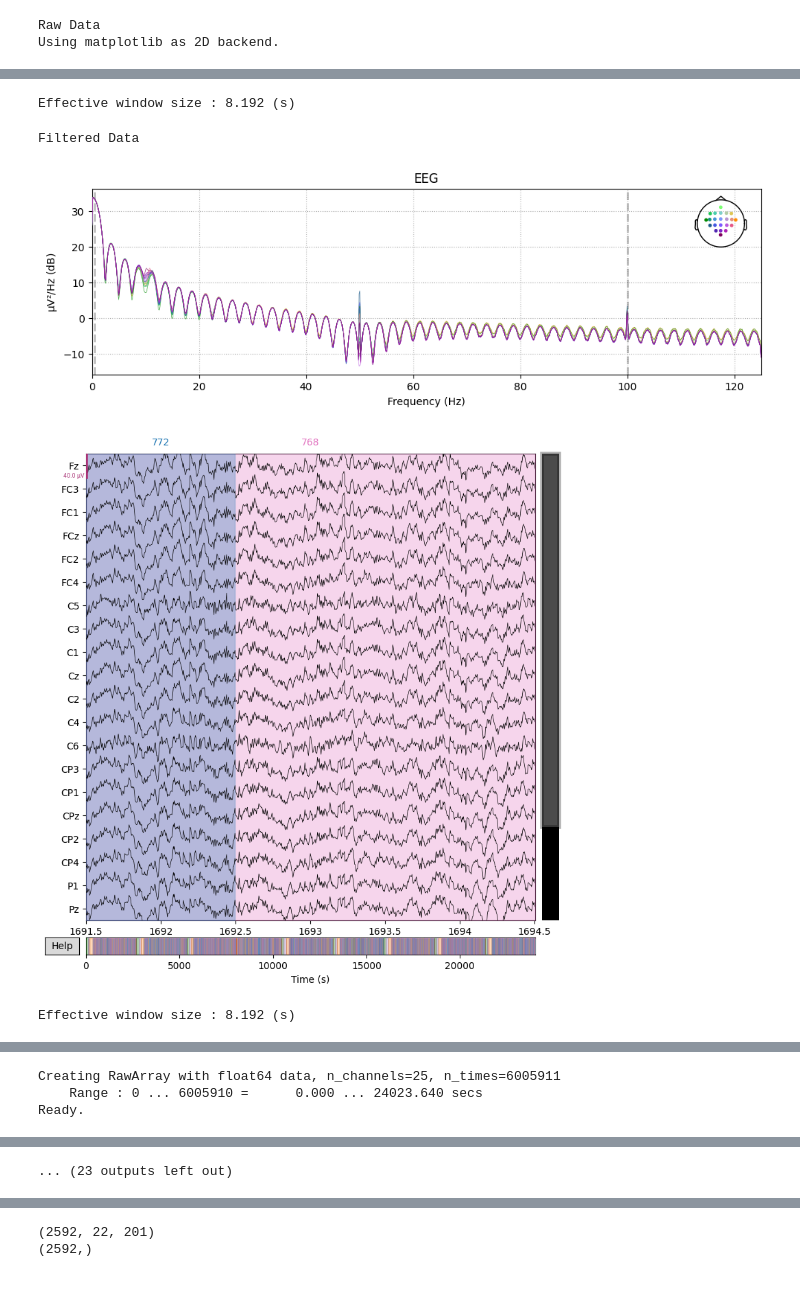
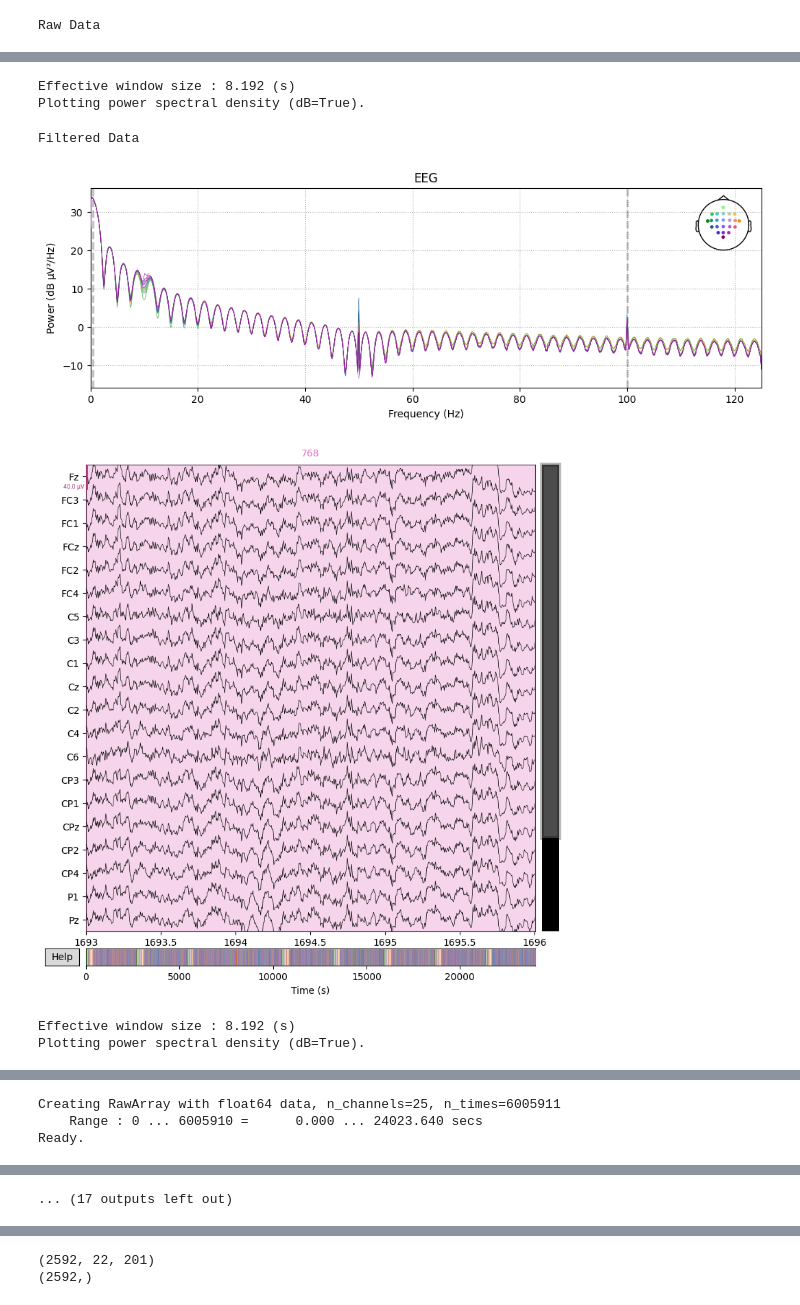
Before and after one commit to Abdelrahman-Shorim/BCI-based-ML-algorithms-for-Stroke-Rehabilitation, a Jupyter notebook: main.ipynb, the cells around one changed output, grey strips where cells are left out. Cells and saved outputs as stored; diff of their text form; code cells hidden in the pictures.

```diff
--- a/main.ipynb
+++ b/main.ipynb
@@ -9,7 +9,7 @@ raws = []
 
 for file in subject_files:
     file_path = dataset_directory + file
-    raw = mne.io.read_raw_gdf(file_path, preload=True, stim_channel='auto')
+    raw = mne.io.read_raw_gdf(file_path, preload=True, stim_channel='auto',verbose=None)
     raws.append(raw)
 raw_combined = mne.concatenate_raws(raws)
 channel_names_mapping = {
@@ -142,7 +142,6 @@ Creating raw.info structure...
 Reading 0 ... 673327  =      0.000 ...  2693.308 secs...
 [figure]
 # %%
-processed_epochs = pre_processing.pre_processing(raw_combined,log=False)
+processed_epochs = preprocessing.pre_processing(raw_combined,start=1693,log=False)
 # %% [output]
 Raw Data
-Using matplotlib as 2D backend.
@@ -150,5 +149,7 @@ Using matplotlib as 2D backend.
 Effective window size : 8.192 (s)
+Plotting power spectral density (dB=True).
 Filtered Data
-[figure, old version]
+[figure, new version]
-[figure, old version]
+[figure, new version]
 Effective window size : 8.192 (s)
+Plotting power spectral density (dB=True).
@@ -159,7 +160,7 @@ Creating RawArray with float64 data, n_channels=25, n_times=6005911
     Range : 0 ... 6005910 =      0.000 ... 24023.640 secs
 Ready.
 [figure]
-... (23 outputs left out)
+... (17 outputs left out)
 # %%
 df = processed_epochs.to_data_frame()
 
```
Also changed, not shown: parts of 12 cells of this notebook, 8 other files.
